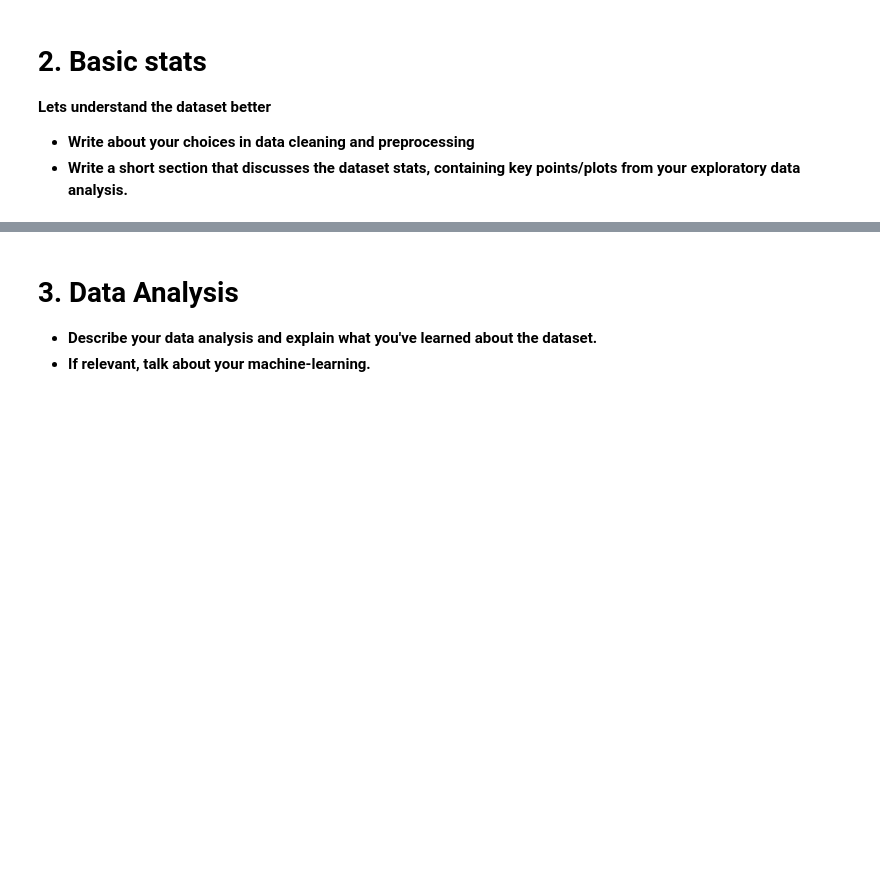
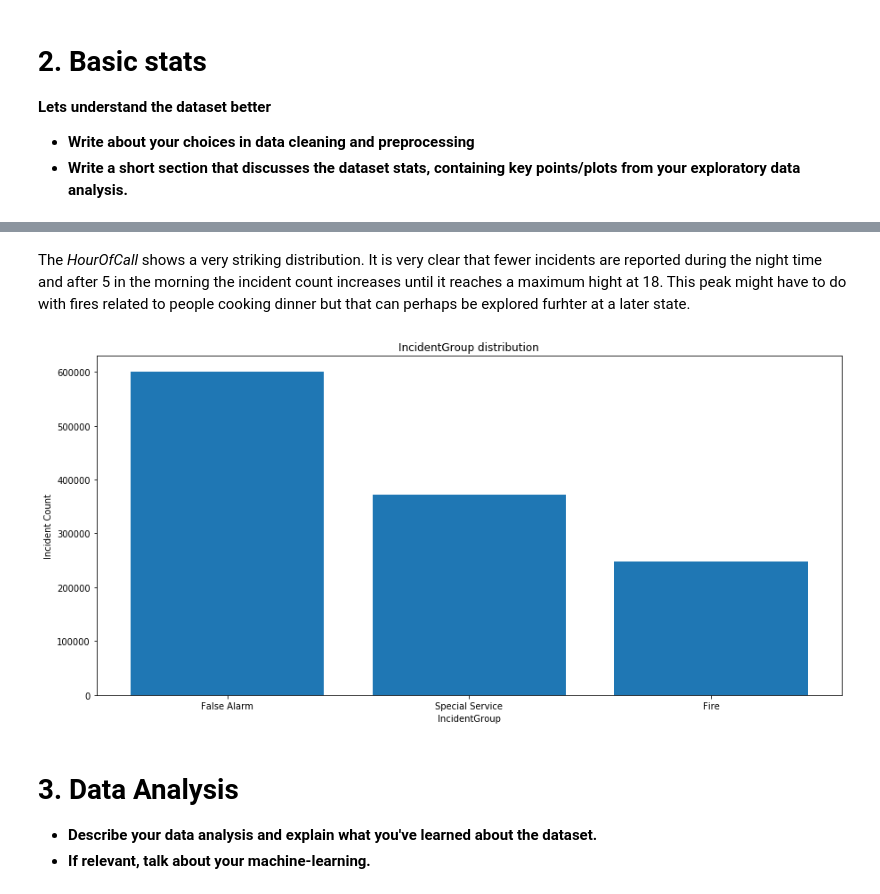
Before and after one commit to hlynurarni/Social-Data-Analysis-Final, a Jupyter notebook: Explainer Notebook.ipynb, the cells around one changed output, grey strips where cells are left out. Drawn from its saved outputs; the diff is of its cells as text; code cells hidden in the pictures; blank space fills up the shorter version.

```diff
--- a/Explainer Notebook.ipynb
+++ b/Explainer Notebook.ipynb
@@ -71,3 +256,9 @@ The possible research questions and speculations about the data are:
+# %% [markdown]
+The *HourOfCall* shows a very striking distribution. It is very clear that fewer incidents are reported during the night time and after 5 in the morning the incident count increases until it reaches a maximum hight at 18. This peak might have to do with fires related to people cooking dinner but that can perhaps be explored furhter at a later state.
+# %%
+simplePlottingFunction(df.IncidentGroup, 'bar', False)
+# %% [output]
+[figure, added]
 # %% [markdown]
 # 3. Data Analysis
 * **Describe your data analysis and explain what you've learned about the dataset.**
```
Also changed, not shown: parts of 15 cells of this notebook.
